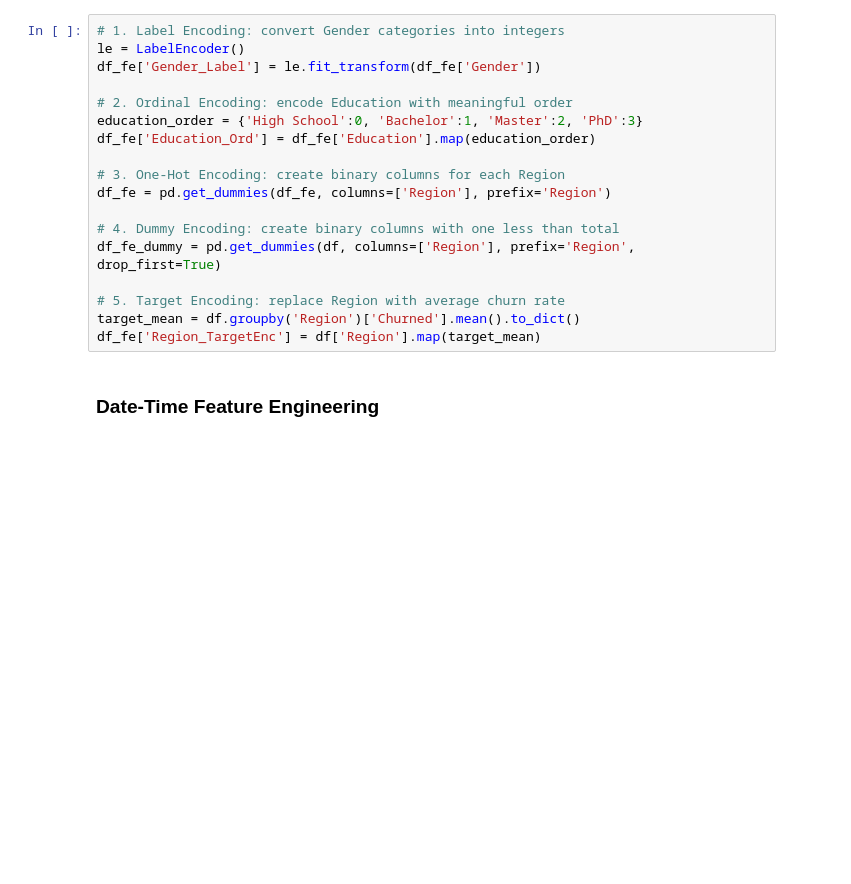
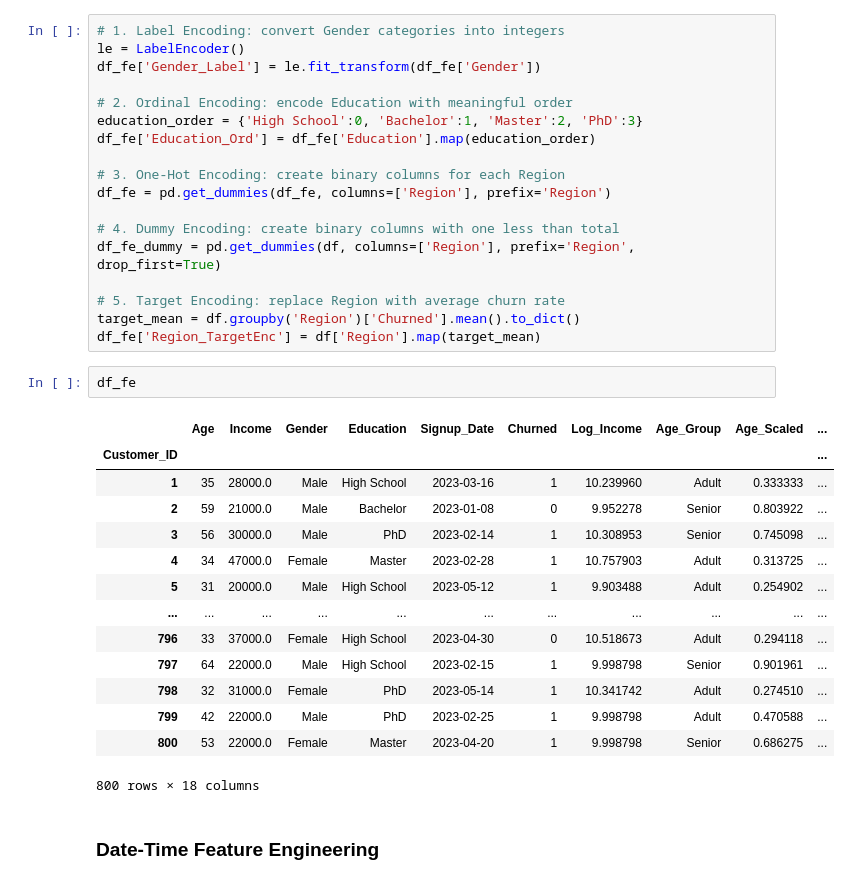
Before and after one commit to susara-ouchi/DA-2013---Scripts, a Jupyter notebook: Week 08/feature_engineering.ipynb, the cells around one changed output. Cells and saved outputs as stored; diff of their text form; blank space fills up the shorter version.

```diff
--- a/Week 08/feature_engineering.ipynb
+++ b/Week 08/feature_engineering.ipynb
@@ -210,6 +229,23 @@ df_fe_dummy = pd.get_dummies(df, columns=['Region'], prefix='Region', drop_first
 # 5. Target Encoding: replace Region with average churn rate
 target_mean = df.groupby('Region')['Churned'].mean().to_dict()
 df_fe['Region_TargetEnc'] = df['Region'].map(target_mean)
+# %%
+df_fe
+# %% [output]
+|  | Age | Income | Gender | Education | Signup_Date | Churned | Log_Income | Age_Group | Age_Scaled | ... |
+| Customer_ID |  |  |  |  |  |  |  |  |  | ... |
+| 1 | 35 | 28000.0 | Male | High School | 2023-03-16 | 1 | 10.239960 | Adult | 0.333333 | ... |
+| 2 | 59 | 21000.0 | Male | Bachelor | 2023-01-08 | 0 | 9.952278 | Senior | 0.803922 | ... |
+| 3 | 56 | 30000.0 | Male | PhD | 2023-02-14 | 1 | 10.308953 | Senior | 0.745098 | ... |
+| 4 | 34 | 47000.0 | Female | Master | 2023-02-28 | 1 | 10.757903 | Adult | 0.313725 | ... |
+| 5 | 31 | 20000.0 | Male | High School | 2023-05-12 | 1 | 9.903488 | Adult | 0.254902 | ... |
+| ... | ... | ... | ... | ... | ... | ... | ... | ... | ... | ... |
+| 796 | 33 | 37000.0 | Female | High School | 2023-04-30 | 0 | 10.518673 | Adult | 0.294118 | ... |
+| 797 | 64 | 22000.0 | Male | High School | 2023-02-15 | 1 | 9.998798 | Senior | 0.901961 | ... |
+| 798 | 32 | 31000.0 | Female | PhD | 2023-05-14 | 1 | 10.341742 | Adult | 0.274510 | ... |
+| 799 | 42 | 22000.0 | Male | PhD | 2023-02-25 | 1 | 9.998798 | Adult | 0.470588 | ... |
+| 800 | 53 | 22000.0 | Female | Master | 2023-04-20 | 1 | 9.998798 | Senior | 0.686275 | ... |
+800 rows × 18 columns
 # %% [markdown]
 ### Date-Time Feature Engineering
 # %%
```
Also changed, not shown: parts of 2 cells of this notebook, 1 other file.
